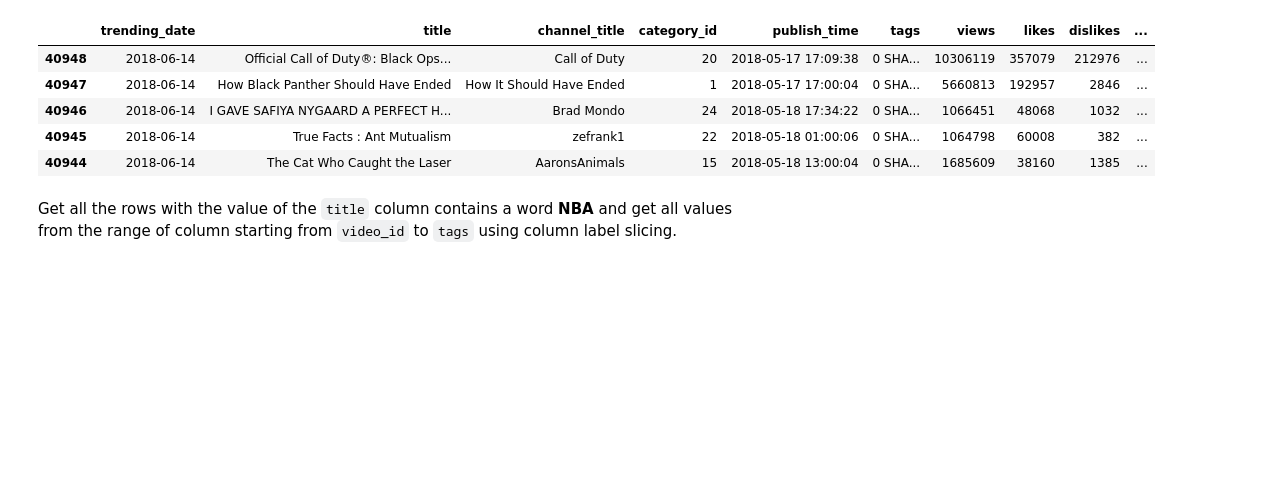
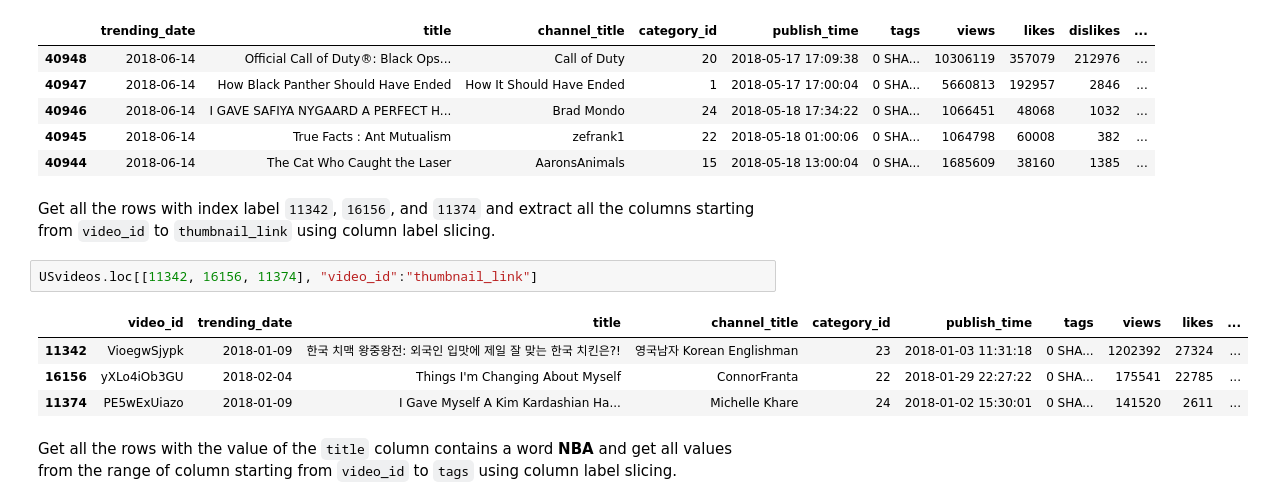
Before and after one commit to christiane-bacani/applied-data-science, a Jupyter notebook: mini-projects/pandas_loc-iloc/notebooks/pandas_loc-iloc.ipynb, the cells around one changed output. Cells and saved outputs as stored; diff of their text form; blank space fills up the shorter version.

```diff
--- a/mini-projects/pandas_loc-iloc/notebooks/pandas_loc-iloc.ipynb
+++ b/mini-projects/pandas_loc-iloc/notebooks/pandas_loc-iloc.ipynb
@@ -426,6 +435,15 @@ display(sorted_index_desc_USvideos.loc[40948:40944, "trending_date": "comment_co
 | 40946 | 2018-06-14 | I GAVE SAFIYA NYGAARD A PERFECT H... | Brad Mondo | 24 | 2018-05-18 17:34:22 | 0 SHA... | 1066451 | 48068 | 1032 | ... |
 | 40945 | 2018-06-14 | True Facts : Ant Mutualism | zefrank1 | 22 | 2018-05-18 01:00:06 | 0 SHA... | 1064798 | 60008 | 382 | ... |
 | 40944 | 2018-06-14 | The Cat Who Caught the Laser | AaronsAnimals | 15 | 2018-05-18 13:00:04 | 0 SHA... | 1685609 | 38160 | 1385 | ... |
+# %% [markdown]
+Get all the rows with index label `11342`, `16156`, and `11374` and extract all the columns starting from `video_id` to `thumbnail_link` using column label slicing.
+# %%
+USvideos.loc[[11342, 16156, 11374], "video_id":"thumbnail_link"]
+# %% [output]
+|  | video_id | trending_date | title | channel_title | category_id | publish_time | tags | views | likes | ... |
+| 11342 | VioegwSjypk | 2018-01-09 | 한국 치맥 왕중왕전: 외국인 입맛에 제일 잘 맞는 한국 치킨은?! | 영국남자 Korean Englishman | 23 | 2018-01-03 11:31:18 | 0 SHA... | 1202392 | 27324 | ... |
+| 16156 | yXLo4iOb3GU | 2018-02-04 | Things I'm Changing About Myself | ConnorFranta | 22 | 2018-01-29 22:27:22 | 0 SHA... | 175541 | 22785 | ... |
+| 11374 | PE5wExUiazo | 2018-01-09 | I Gave Myself A Kim Kardashian Ha... | Michelle Khare | 24 | 2018-01-02 15:30:01 | 0 SHA... | 141520 | 2611 | ... |
 # %% [markdown]
 Get all the rows with the value of the `title` column contains a word **NBA** and get all values from the range of column starting from `video_id` to `tags` using column label slicing.
 # %%
```
Also changed, not shown: parts of 2 cells of this notebook.
